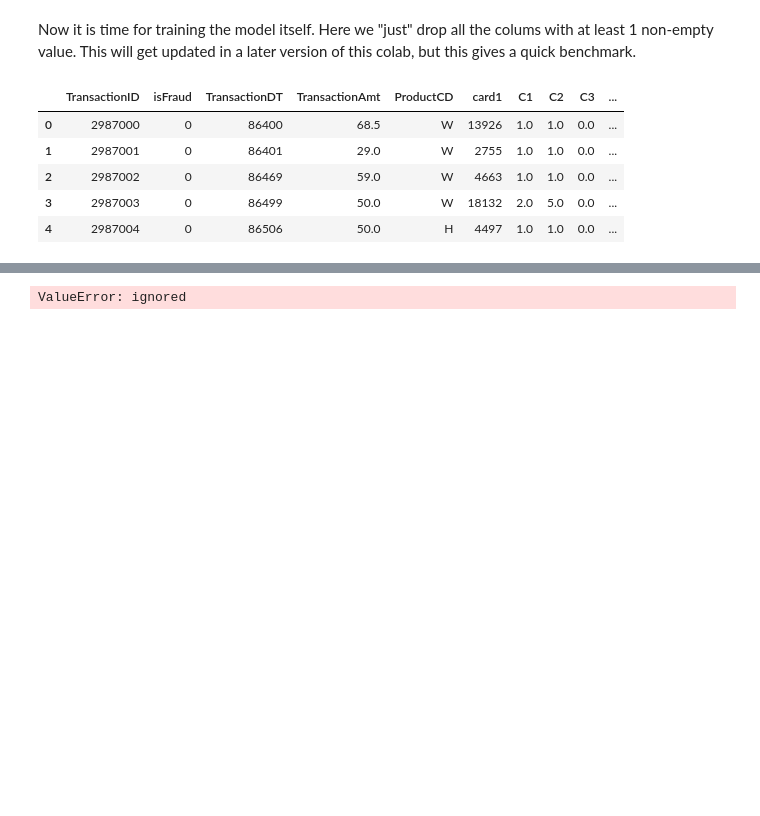
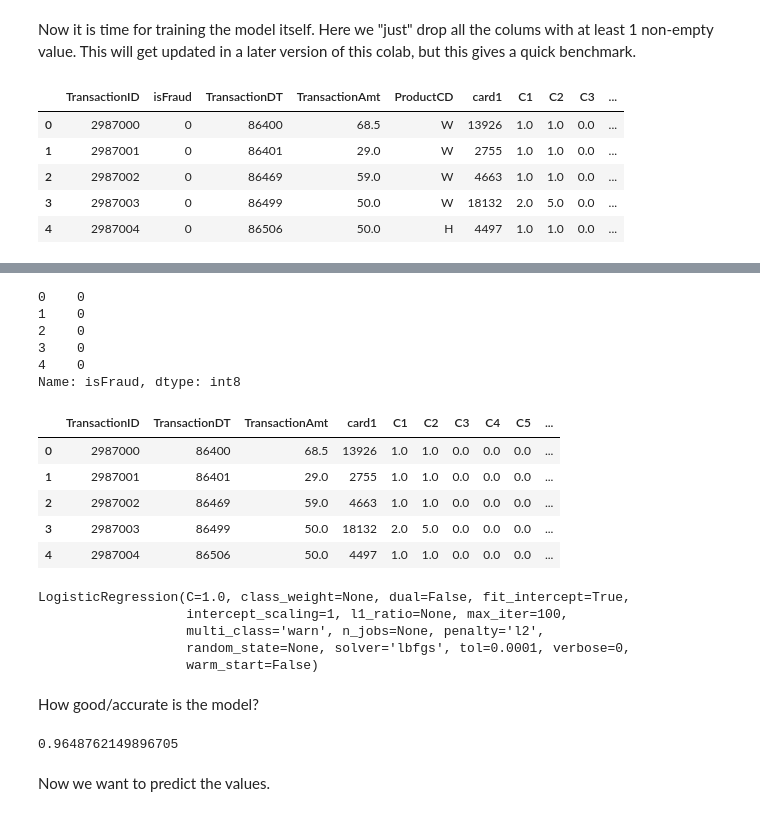
Before and after one commit to Keld-j/Week-03, a Jupyter notebook: Fraud_Detection.ipynb, the cells around one changed output, grey strips where cells are left out. Saved outputs shown, nothing was run; the diff lists cells and outputs as text; code cells hidden in the pictures; blank space fills up the shorter version.

```diff
--- a/Fraud_Detection.ipynb
+++ b/Fraud_Detection.ipynb
@@ -213,4 +287,20 @@ train.head()
 # %%
-y_train = train['isFraud'].copy()
+y_training = train['isFraud'].copy()
+y_training.head()
+# %% [output]
+0    0
+1    0
+2    0
+3    0
+4    0
+Name: isFraud, dtype: int8
 # %%
 X_train = train.drop('isFraud', axis=1)
+X_train.head()
+# %% [output]
+|  | TransactionID | TransactionDT | TransactionAmt | card1 | C1 | C2 | C3 | C4 | C5 | ... |
+| 0 | 2987000 | 86400 | 68.5 | 13926 | 1.0 | 1.0 | 0.0 | 0.0 | 0.0 | ... |
+| 1 | 2987001 | 86401 | 29.0 | 2755 | 1.0 | 1.0 | 0.0 | 0.0 | 0.0 | ... |
+| 2 | 2987002 | 86469 | 59.0 | 4663 | 1.0 | 1.0 | 0.0 | 0.0 | 0.0 | ... |
+| 3 | 2987003 | 86499 | 50.0 | 18132 | 2.0 | 5.0 | 0.0 | 0.0 | 0.0 | ... |
+| 4 | 2987004 | 86506 | 50.0 | 4497 | 1.0 | 1.0 | 0.0 | 0.0 | 0.0 | ... |
@@ -257,8 +309,20 @@ def define_train_predict( features, df):
 # %%
 model = LogisticRegression(solver = 'lbfgs' )
 # %%
-model.fit(X_train, y_train)
+model.fit(X_train, y_training)
 # %% [output]
-ValueError: ignored
+LogisticRegression(C=1.0, class_weight=None, dual=False, fit_intercept=True,
+                   intercept_scaling=1, l1_ratio=None, max_iter=100,
+                   multi_class='warn', n_jobs=None, penalty='l2',
+                   random_state=None, solver='lbfgs', tol=0.0001, verbose=0,
+                   warm_start=False)
+# %% [markdown]
+How good/accurate is the model?
+# %%
+model.score(X_test, y_test)
+# %% [output]
+0.9648762149896705
+# %% [markdown]
+Now we want to predict the values.
 # %%
 y_pred = model.predict(X_test)
```
Also changed, not shown: parts of 26 cells of this notebook.
